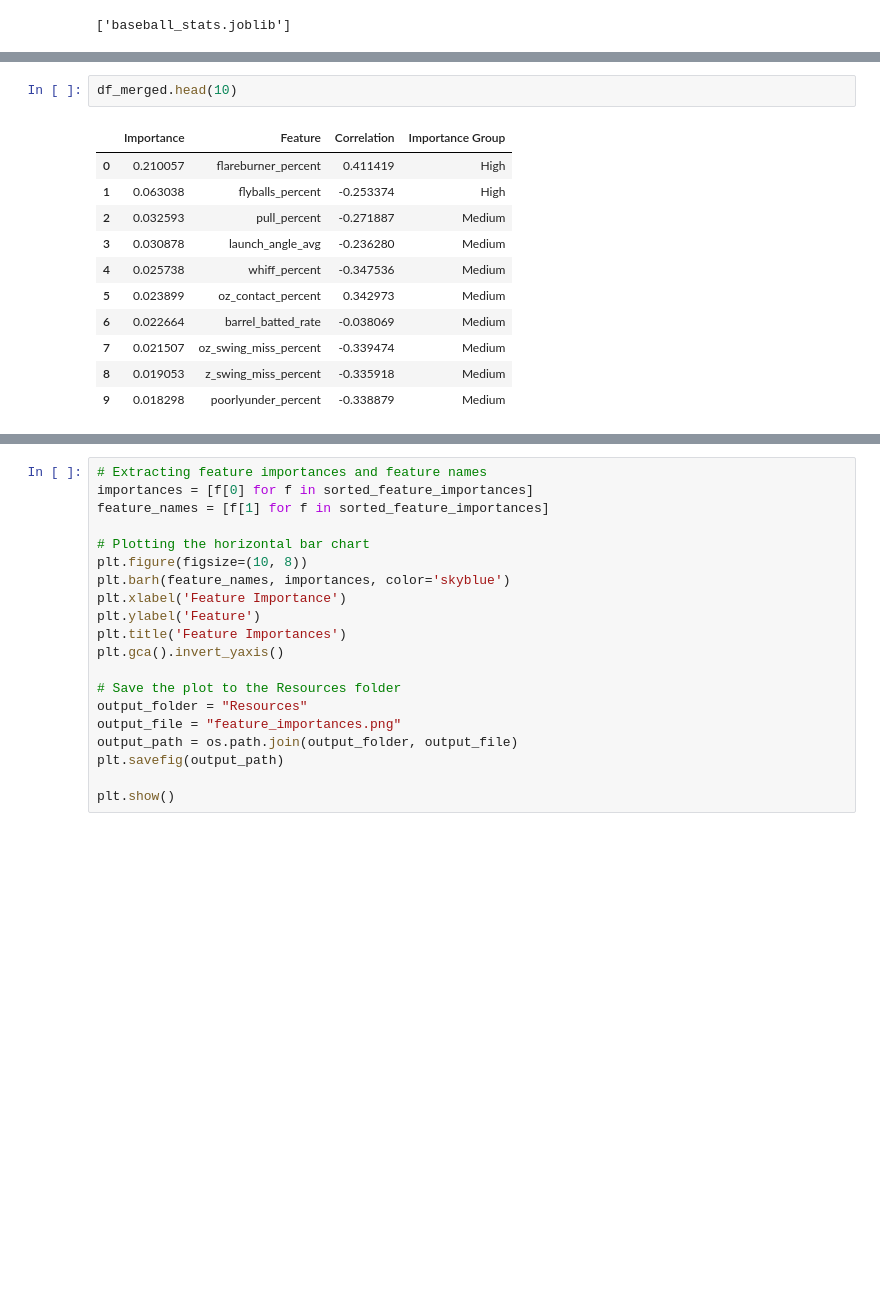
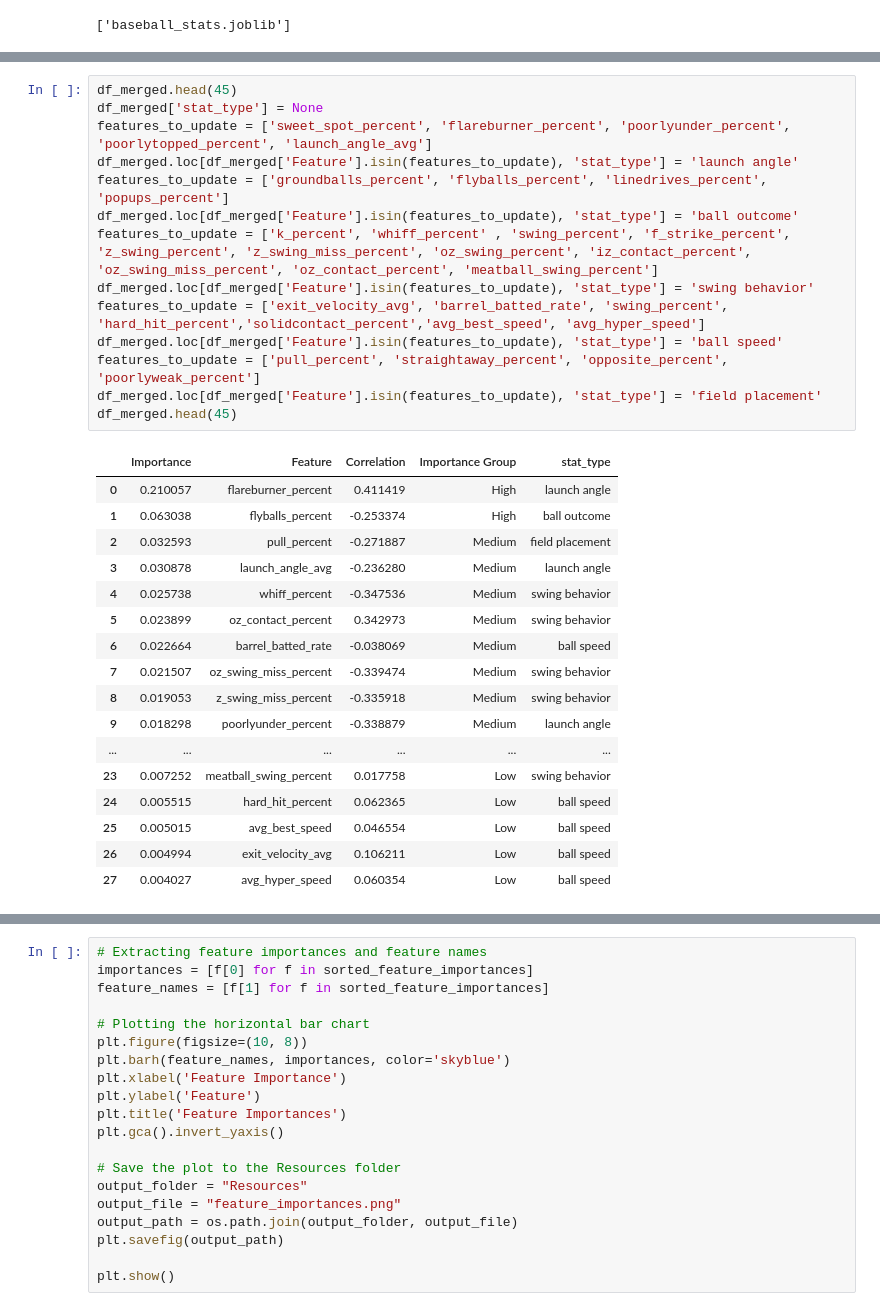
Before and after one commit to askarovamari/Project-4---Team-7, a Jupyter notebook: RandomForest.ipynb, the cells around one changed output, grey strips where cells are left out. Saved outputs shown, nothing was run; the diff lists cells and outputs as text; blank space fills up the shorter version.

```diff
--- a/RandomForest.ipynb
+++ b/RandomForest.ipynb
@@ -445,14 +445,32 @@ plt.show()
-# %%
-df_merged.head(10)
-# %% [output]
-|  | Importance | Feature | Correlation | Importance Group |
-| 0 | 0.210057 | flareburner_percent | 0.411419 | High |
-| 1 | 0.063038 | flyballs_percent | -0.253374 | High |
-| 2 | 0.032593 | pull_percent | -0.271887 | Medium |
-| 3 | 0.030878 | launch_angle_avg | -0.236280 | Medium |
-| 4 | 0.025738 | whiff_percent | -0.347536 | Medium |
-| 5 | 0.023899 | oz_contact_percent | 0.342973 | Medium |
-| 6 | 0.022664 | barrel_batted_rate | -0.038069 | Medium |
-| 7 | 0.021507 | oz_swing_miss_percent | -0.339474 | Medium |
-| 8 | 0.019053 | z_swing_miss_percent | -0.335918 | Medium |
-| 9 | 0.018298 | poorlyunder_percent | -0.338879 | Medium |
+# %%
+df_merged.head(45)
+df_merged['stat_type'] = None
+features_to_update = ['sweet_spot_percent', 'flareburner_percent', 'poorlyunder_percent', 'poorlytopped_percent', 'launch_angle_avg']
+df_merged.loc[df_merged['Feature'].isin(features_to_update), 'stat_type'] = 'launch angle'
+features_to_update = ['groundballs_percent', 'flyballs_percent', 'linedrives_percent', 'popups_percent']
+df_merged.loc[df_merged['Feature'].isin(features_to_update), 'stat_type'] = 'ball outcome'
+features_to_update = ['k_percent', 'whiff_percent' , 'swing_percent', 'f_strike_percent', 'z_swing_percent', 'z_swing_miss_percent', 'oz_swing_percent', 'iz_contact_percent', 'oz_swing_miss_percent', 'oz_contact_percent', 'meatball_swing_percent']
+df_merged.loc[df_merged['Feature'].isin(features_to_update), 'stat_type'] = 'swing behavior'
+features_to_update = ['exit_velocity_avg', 'barrel_batted_rate', 'swing_percent', 'hard_hit_percent','solidcontact_percent','avg_best_speed', 'avg_hyper_speed']
+df_merged.loc[df_merged['Feature'].isin(features_to_update), 'stat_type'] = 'ball speed'
+features_to_update = ['pull_percent', 'straightaway_percent', 'opposite_percent', 'poorlyweak_percent']
+df_merged.loc[df_merged['Feature'].isin(features_to_update), 'stat_type'] = 'field placement'
+df_merged.head(45)
+# %% [output]
+|  | Importance | Feature | Correlation | Importance Group | stat_type |
+| 0 | 0.210057 | flareburner_percent | 0.411419 | High | launch angle |
+| 1 | 0.063038 | flyballs_percent | -0.253374 | High | ball outcome |
+| 2 | 0.032593 | pull_percent | -0.271887 | Medium | field placement |
+| 3 | 0.030878 | launch_angle_avg | -0.236280 | Medium | launch angle |
+| 4 | 0.025738 | whiff_percent | -0.347536 | Medium | swing behavior |
+| 5 | 0.023899 | oz_contact_percent | 0.342973 | Medium | swing behavior |
+| 6 | 0.022664 | barrel_batted_rate | -0.038069 | Medium | ball speed |
+| 7 | 0.021507 | oz_swing_miss_percent | -0.339474 | Medium | swing behavior |
+| 8 | 0.019053 | z_swing_miss_percent | -0.335918 | Medium | swing behavior |
+| 9 | 0.018298 | poorlyunder_percent | -0.338879 | Medium | launch angle |
+| ... | ... | ... | ... | ... | ... |
+| 23 | 0.007252 | meatball_swing_percent | 0.017758 | Low | swing behavior |
+| 24 | 0.005515 | hard_hit_percent | 0.062365 | Low | ball speed |
+| 25 | 0.005015 | avg_best_speed | 0.046554 | Low | ball speed |
+| 26 | 0.004994 | exit_velocity_avg | 0.106211 | Low | ball speed |
+| 27 | 0.004027 | avg_hyper_speed | 0.060354 | Low | ball speed |
```
Also changed, not shown: parts of 11 cells of this notebook.
